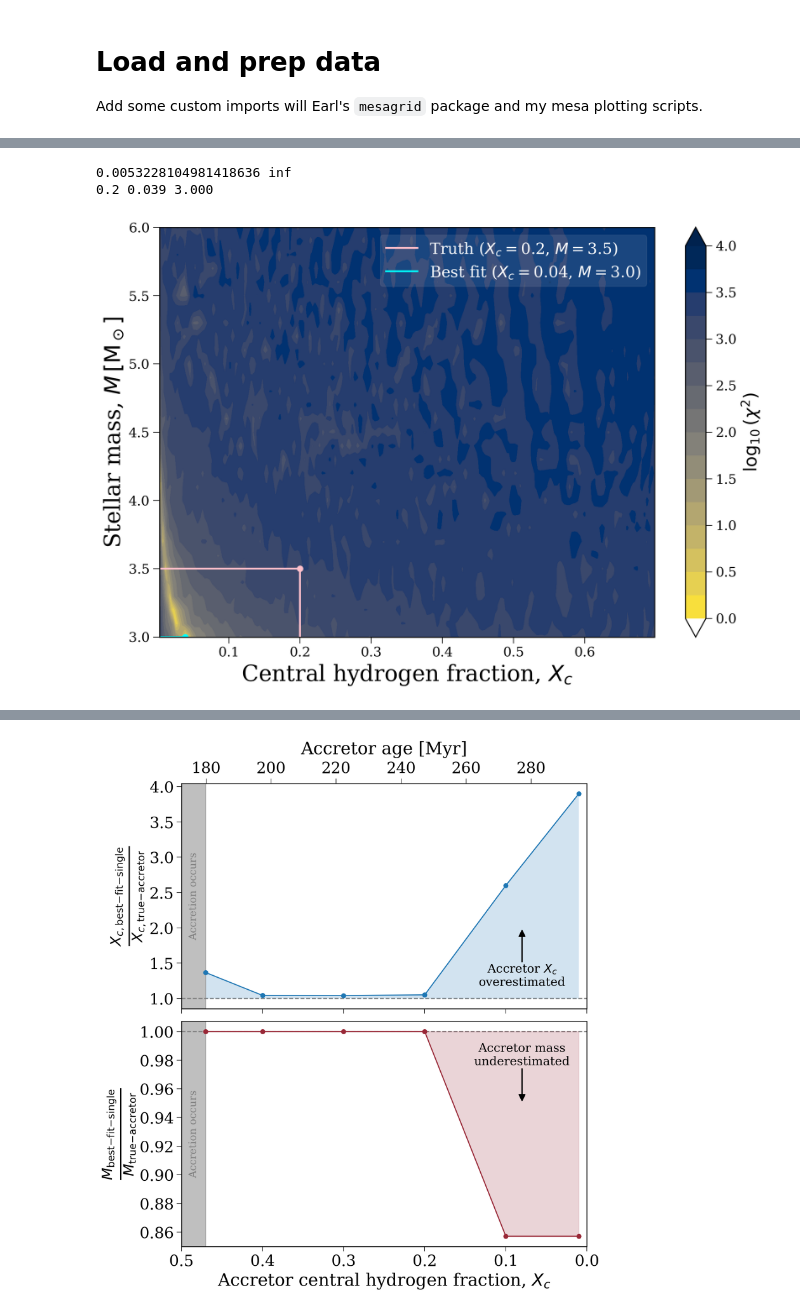
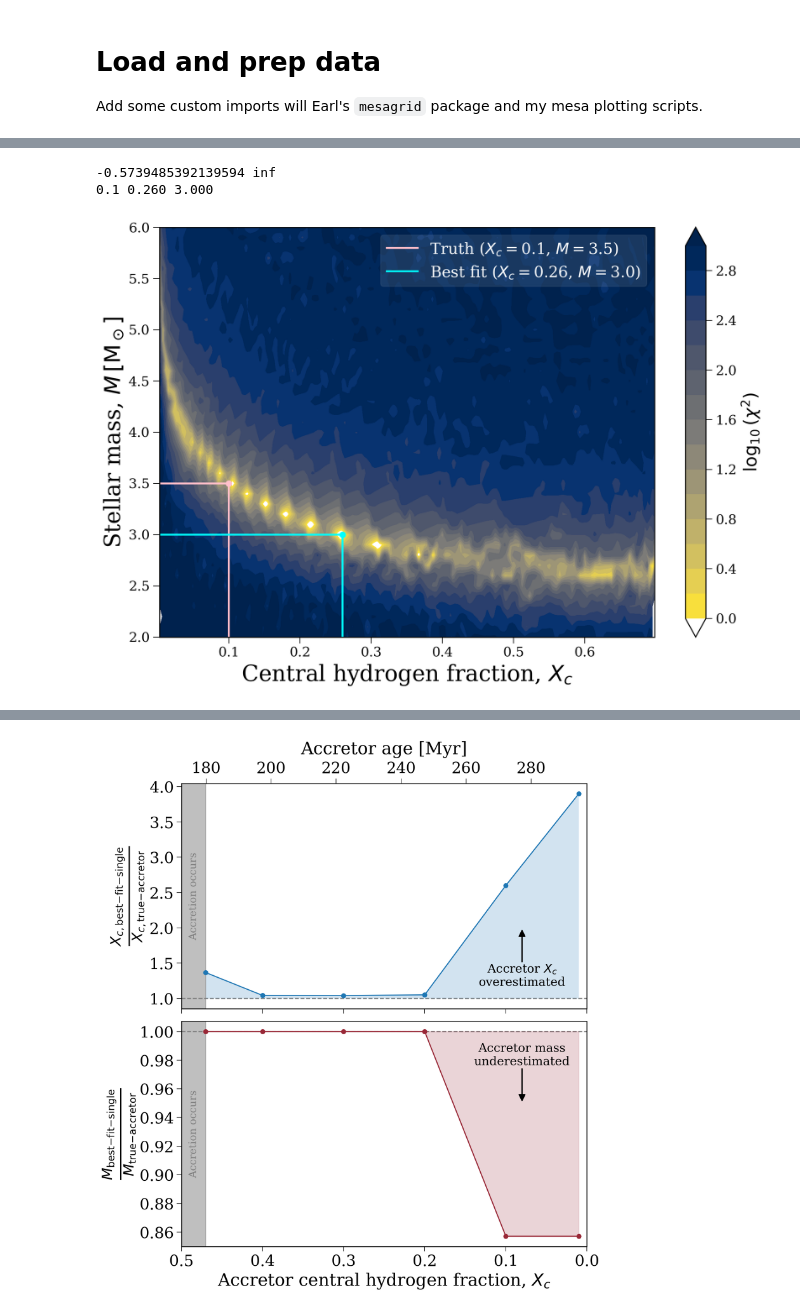
Before and after one commit to TomWagg/mass-gainer-seismology, a Jupyter notebook: notebooks/fitting.ipynb, the cells around one changed output, grey strips where cells are left out. Cells and saved outputs as stored; diff of their text form; code cells hidden in the pictures.

Commit message:
re-make plots with extended single star grid

```diff
--- a/notebooks/fitting.ipynb
+++ b/notebooks/fitting.ipynb
@@ -185,5 +185,5 @@ chi_chains(p_s, p_mg, chain_min=1)
 # %%
-def get_all_chis(X_c=0.2, reduced=True):
+def get_all_chis(X_c=0.2, reduced=False):
     p_mg, _, _ = mpt.get_delta_p(track, X_c=X_c)
     p_mg = np.sort(p_mg.to(u.d).value)
     x = p_mg[(p_mg > 1.0) & (p_mg <= 3.0)]
@@ -192,4 +192,4 @@ def get_all_chis(X_c=0.2, reduced=True):
              for i in range(len(single_tracks[mod_name].freqs))] for mod_name in mod_names]
 # %%
 cmap = plt.get_cmap('cividis_r').copy()
-cmap.set_extremes(under='white')
+cmap.set_extremes(under='white', bad="black")
@@ -231,12 +226,12 @@ def plot_chis(chis, X_c, truth_col='pink', best_fit_col='cyan'):
 
     lw, ls, bf_ls = 2, "-", '-'
 
-    ax.plot([X_c, X_c], [3.0, 3.5], color=truth_col, linestyle=ls, lw=lw,
+    ax.plot([X_c, X_c], [2.0, 3.5], color=truth_col, linestyle=ls, lw=lw,
             label=r"Truth ($X_c = $" + f"{X_c}, " + r"$M = $" + "3.5)")
     ax.plot([0, X_c], [3.5, 3.5], color=truth_col, linestyle=ls, lw=lw)
     ax.scatter(X_c, 3.5, color=truth_col, s=35)
 
-    ax.plot([x_c_range[x_c_ind], x_c_range[x_c_ind]], [3.0, Ms[M_ind]], color=best_fit_col, linestyle=bf_ls, lw=lw,
+    ax.plot([x_c_range[x_c_ind], x_c_range[x_c_ind]], [2.0, Ms[M_ind]], color=best_fit_col, linestyle=bf_ls, lw=lw,
             label=r"Best fit ($X_c = $" + f"{x_c_range[x_c_ind]:1.2f}, " + r"$M = $" + f"{Ms[M_ind]:1.1f})")
     ax.plot([0, x_c_range[x_c_ind]], [Ms[M_ind], Ms[M_ind]], color=best_fit_col, linestyle=bf_ls, lw=lw)
     ax.scatter(x_c_range[x_c_ind], Ms[M_ind], color=best_fit_col, s=35)
@@ -254,4 +249,4 @@ def plot_chis(chis, X_c, truth_col='pink', best_fit_col='cyan'):
 
     plt.show()
 # %%
-chis = get_all_chis(X_c=0.2, reduced=False)
+chis = get_all_chis(X_c=0.1)
@@ -278,9 +253,9 @@ chis
 # %%
-plot_chis(chis, X_c=0.2, truth_col="pink", best_fit_col='cyan')
+plot_chis(chis, X_c=0.1, truth_col="pink", best_fit_col='cyan')
 # %% [output]
-0.0053228104981418636 inf
-0.2 0.039 3.000
+-0.5739485392139594 inf
+0.1 0.260 3.000
-[figure, old version]
+[figure, new version]
 # %%
 for X_c in [0.47, 0.4, 0.3, 0.2, 0.1, 0.01]:
     chis = get_all_chis(X_c=X_c, reduced=False)
```
Also changed, not shown: parts of 5 cells of this notebook, 6 other files.
